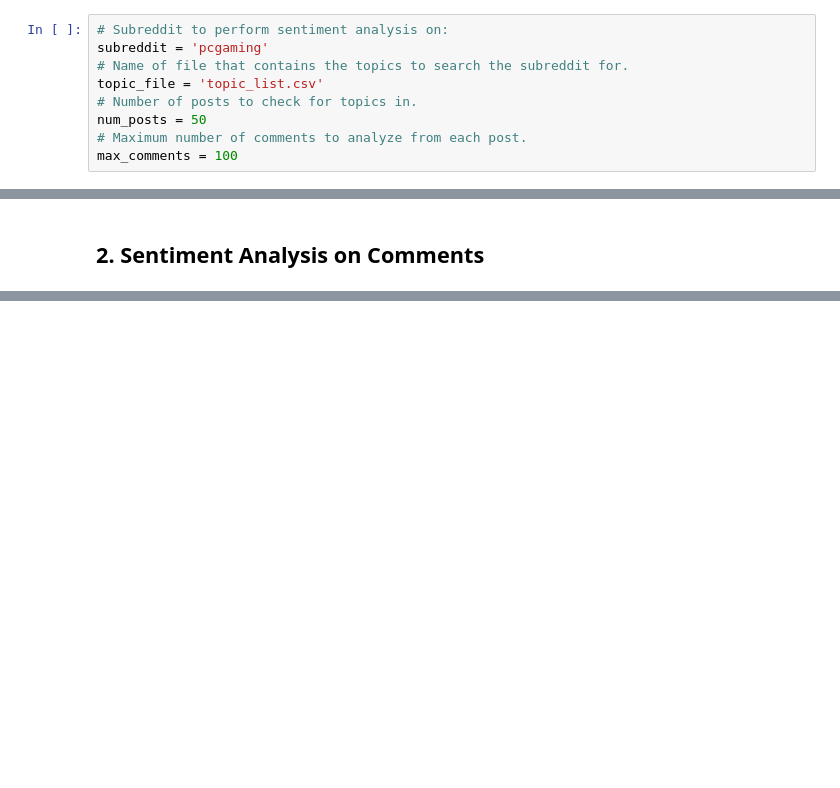
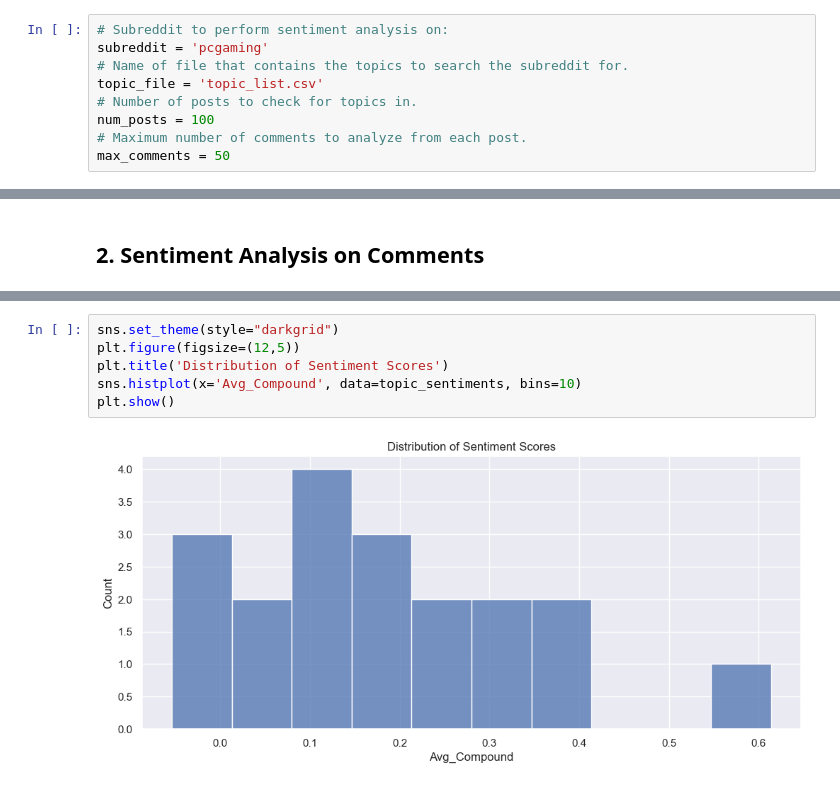
Before and after one commit to skalenjr/Reddit-Sentiment-Analysis, a Jupyter notebook: Reddit.ipynb, the cells around one changed output, grey strips where cells are left out. Saved outputs shown, nothing was run; the diff lists cells and outputs as text; blank space fills up the shorter version.

Commit message:
Added visual analysis of compound values

```diff
--- a/Reddit.ipynb
+++ b/Reddit.ipynb
@@ -6,9 +6,9 @@ subreddit = 'pcgaming'
 # Name of file that contains the topics to search the subreddit for.
 topic_file = 'topic_list.csv'
 # Number of posts to check for topics in.
-num_posts = 50
+num_posts = 100
 # Maximum number of comments to analyze from each post.
-max_comments = 100
+max_comments = 50
 # %% [markdown]
 ## **0. Imports**
 # %%
@@ -158,0 +215,8 @@ topic_sentiments
+# %%
+sns.set_theme(style="darkgrid")
+plt.figure(figsize=(12,5))
+plt.title('Distribution of Sentiment Scores')
+sns.histplot(x='Avg_Compound', data=topic_sentiments, bins=10)
+plt.show()
+# %% [output]
+[figure, added]
```
Also changed, not shown: parts of 4 cells of this notebook.
